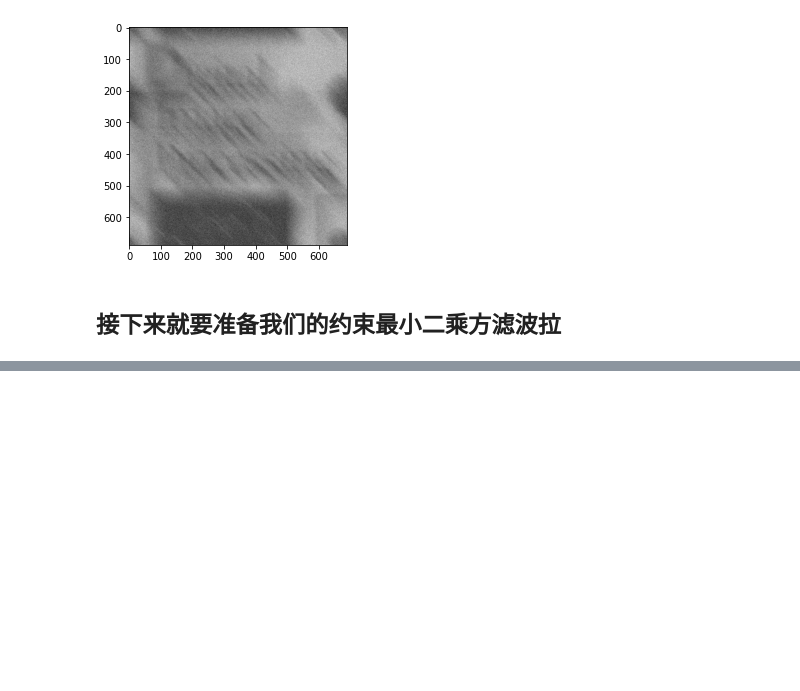
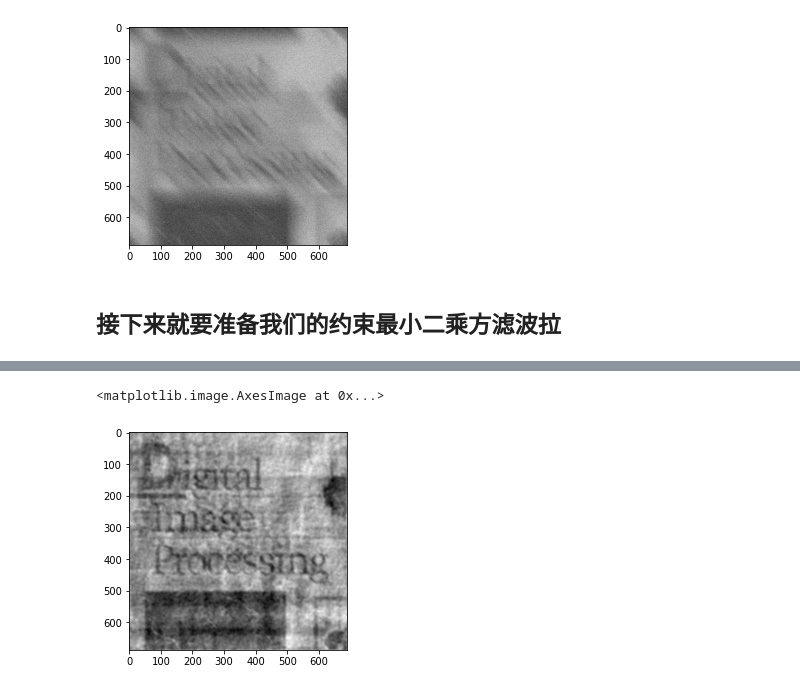
Before and after one commit to swzhxx/DIP, a Jupyter notebook: filter/constraint-lease-squares-filter.ipynb, the cells around one changed output, grey strips where cells are left out. Cells and saved outputs as stored; diff of their text form; code cells hidden in the pictures; blank space fills up the shorter version.

```diff
--- a/filter/constraint-lease-squares-filter.ipynb
+++ b/filter/constraint-lease-squares-filter.ipynb
@@ -71,0 +95,9 @@ plt.imshow(noise_f_30,"gray")
+# %%
+
+F_hat_2 = constraint_lease_square(noise_f_20, 0.06 , h , w)
+f_hat_2 = np.real(np.fft.ifft2(F_hat_2))
+
+plt.imshow(f_hat_2 , 'gray')
+# %% [output]
+<matplotlib.image.AxesImage at 0x...>
+[figure, added]
```
Also changed, not shown: parts of 5 cells of this notebook, 1 other file.
